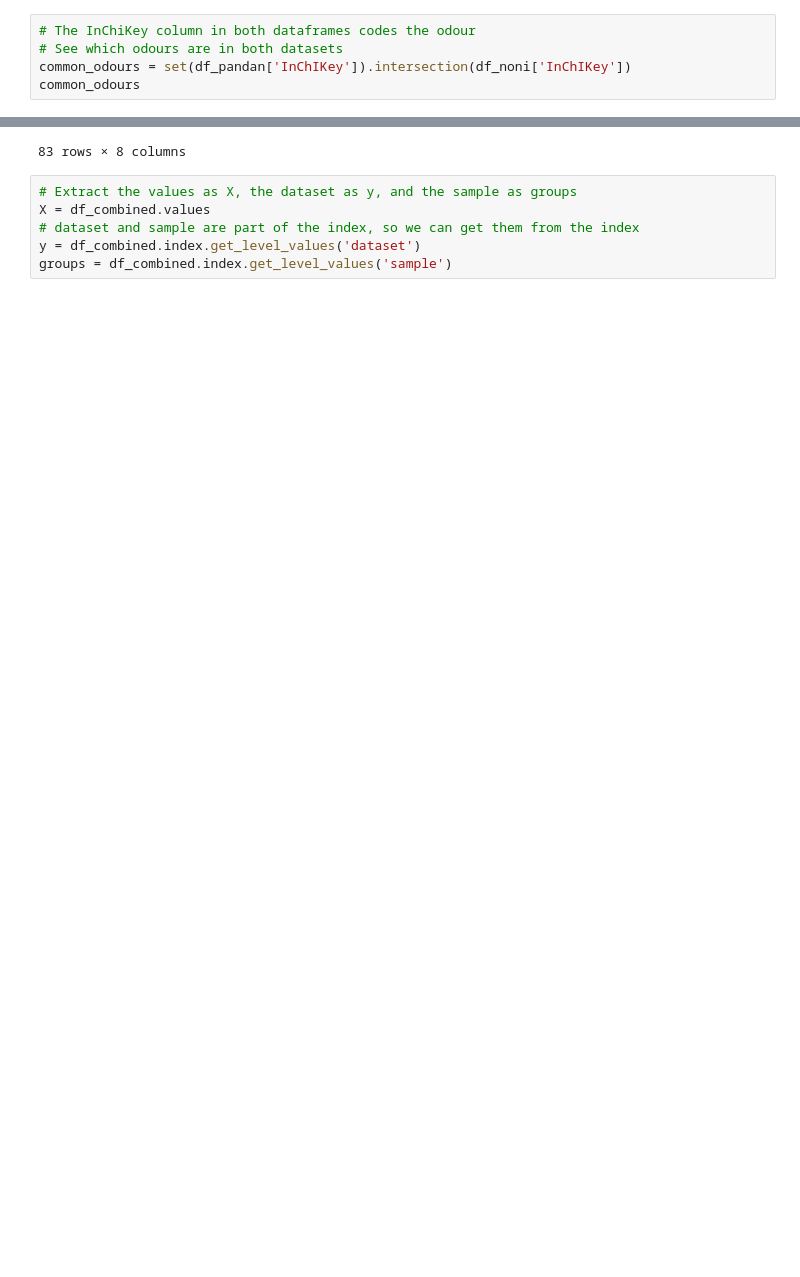
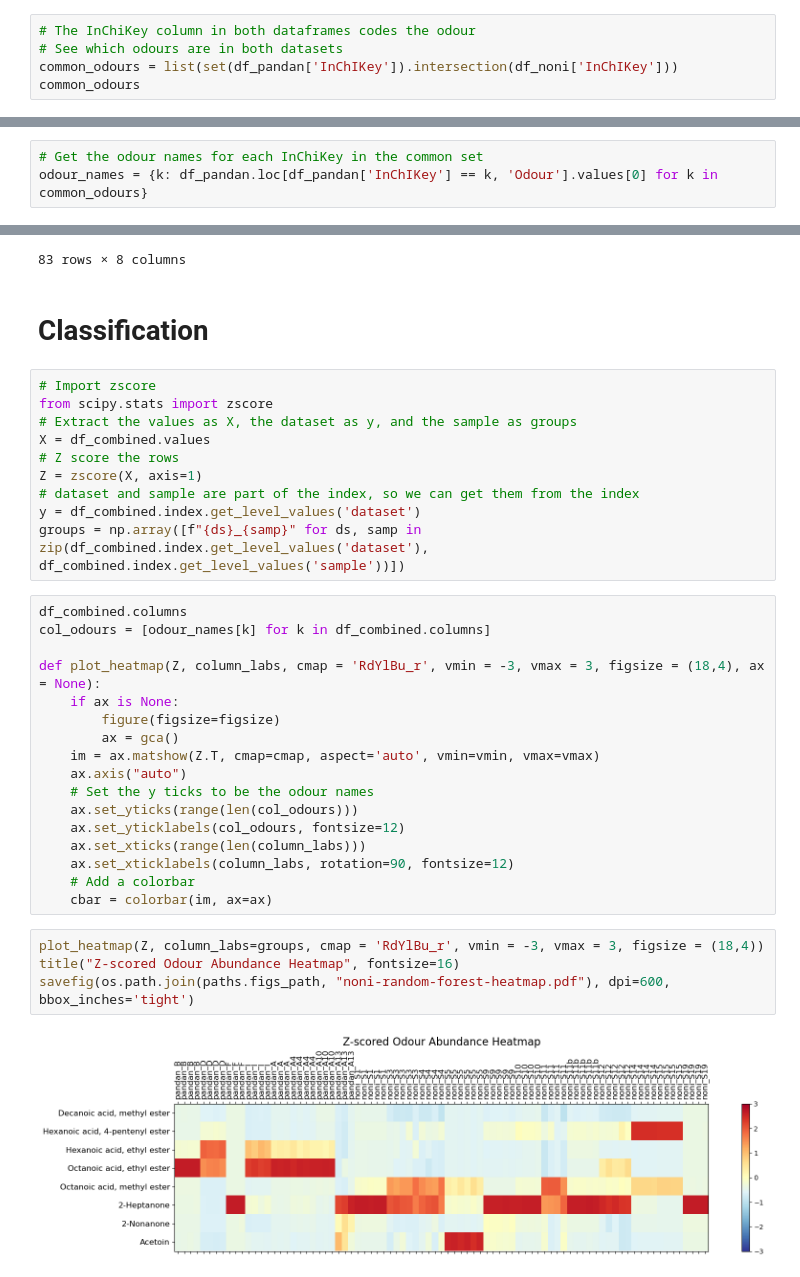
Before and after one commit to stootoon/lucia-natural-odour-stats, a Jupyter notebook: lucia_stats/analyses/noni-random-forest.ipynb, the cells around one changed output, grey strips where cells are left out. Saved outputs shown, nothing was run; the diff lists cells and outputs as text; blank space fills up the shorter version.

Commit message:
First RF analysis plots

```diff
--- a/lucia_stats/analyses/noni-random-forest.ipynb
+++ b/lucia_stats/analyses/noni-random-forest.ipynb
@@ -33,6 +34,6 @@ df_pandan.head()
 # %%
 # The InChiKey column in both dataframes codes the odour
 # See which odours are in both datasets
-common_odours = set(df_pandan['InChIKey']).intersection(df_noni['InChIKey'])
+common_odours = list(set(df_pandan['InChIKey']).intersection(df_noni['InChIKey']))
 common_odours
 # %% [output]
@@ -47,3 +48,6 @@ common_odours
+# %%
+# Get the odour names for each InChiKey in the common set
+odour_names = {k: df_pandan.loc[df_pandan['InChIKey'] == k, 'Odour'].values[0] for k in common_odours}
 # %%
 # Subset each dataframe to only the common odours
 df_pandan_common = df_pandan[df_pandan['InChIKey'].isin(common_odours)]
@@ -86,9 +90,38 @@ df_combined.head(100)
 |  |  | 3 | 0 | 62938 | 20414 | ... |
 |  |  | 4 | 0 | 131934 | 25382 | ... |
 83 rows × 8 columns
+# %% [markdown]
+# Classification
 # %%
+# Import zscore
+from scipy.stats import zscore
 # Extract the values as X, the dataset as y, and the sample as groups
 X = df_combined.values
+# Z score the rows
+Z = zscore(X, axis=1)
 # dataset and sample are part of the index, so we can get them from the index
 y = df_combined.index.get_level_values('dataset')
-groups = df_combined.index.get_level_values('sample')
+groups = np.array([f"{ds}_{samp}" for ds, samp in zip(df_combined.index.get_level_values('dataset'), df_combined.index.get_level_values('sample'))])
+# %%
+df_combined.columns
+col_odours = [odour_names[k] for k in df_combined.columns]
+
+def plot_heatmap(Z, column_labs, cmap = 'RdYlBu_r', vmin = -3, vmax = 3, figsize = (18,4), ax = None):
+    if ax is None:
+        figure(figsize=figsize)
+        ax = gca()
+    im = ax.matshow(Z.T, cmap=cmap, aspect='auto', vmin=vmin, vmax=vmax)
+    ax.axis("auto")
+    # Set the y ticks to be the odour names
+    ax.set_yticks(range(len(col_odours)))
+    ax.set_yticklabels(col_odours, fontsize=12)
+    ax.set_xticks(range(len(column_labs)))
+    ax.set_xticklabels(column_labs, rotation=90, fontsize=12)
+    # Add a colorbar
+    cbar = colorbar(im, ax=ax)
+# %%
+plot_heatmap(Z, column_labs=groups, cmap = 'RdYlBu_r', vmin = -3, vmax = 3, figsize = (18,4))
+title("Z-scored Odour Abundance Heatmap", fontsize=16)
+savefig(os.path.join(paths.figs_path, "noni-random-forest-heatmap.pdf"), dpi=600, bbox_inches='tight')
+# %% [output]
+[figure, added]
```
Also changed, not shown: parts of 4 cells of this notebook, 2 other files.
